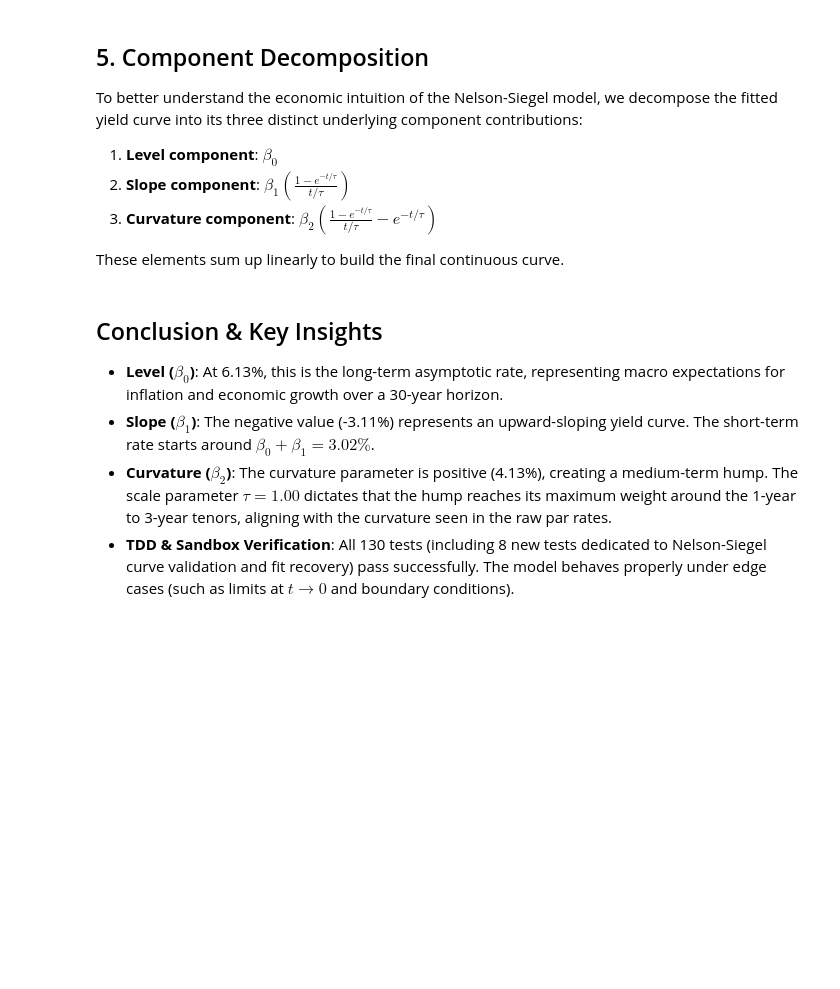
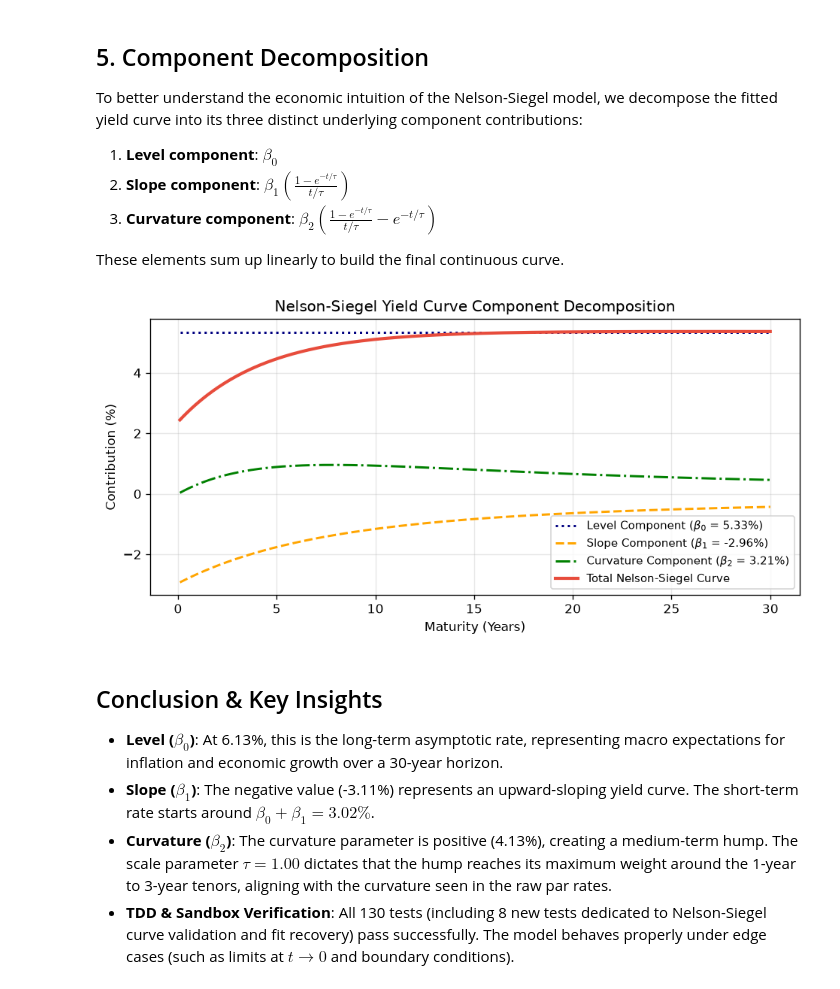
Before and after one commit to MukundAnkit/bond-modelling, a Jupyter notebook: notebooks/04-nelson-siegel-verification.ipynb, the cells around one changed output. Drawn from its saved outputs; the diff is of its cells as text; code cells hidden in the pictures; blank space fills up the shorter version.

```diff
--- a/notebooks/04-nelson-siegel-verification.ipynb
+++ b/notebooks/04-nelson-siegel-verification.ipynb
@@ -226,39 +268,41 @@ fig, ax = figure()
 ax.plot(
     t_grid,
     level_comp * 100.0,
-    label=f"Level Component ($\beta_0$ = {ns_curve.beta0 * 100:.2f}%)",
+    label=rf"Level Component ($\beta_0$ = {ns_curve.beta0 * 100:.2f}%)",
     linestyle=":",
     color="navy",
 )
 ax.plot(
     t_grid,
     slope_comp * 100.0,
-    label=f"Slope Component ($\beta_1$ = {ns_curve.beta1 * 100:.2f}%)",
+    label=rf"Slope Component ($\beta_1$ = {ns_curve.beta1 * 100:.2f}%)",
     linestyle="--",
     color="orange",
 )
 ax.plot(
     t_grid,
     curvature_comp * 100.0,
-    label=f"Curvature Component ($\beta_2$ = {ns_curve.beta2 * 100:.2f}%)",
+    label=rf"Curvature Component ($\beta_2$ = {ns_curve.beta2 * 100:.2f}%)",
     linestyle="-.",
     color="green",
 )
 ax.plot(
     t_grid,
     (level_comp + slope_comp + curvature_comp) * 100.0,
     label="Total Nelson-Siegel Curve",
     color="#e74c3c",
     linewidth=2.5,
 )
 
 finish_plot(
     ax,
     title="Nelson-Siegel Yield Curve Component Decomposition",
     xlabel="Maturity (Years)",
     ylabel="Contribution (%)",
     legend=True,
 )
+# %% [output]
+[figure, added]
 # %% [markdown]
 ## Conclusion & Key Insights
 - **Level ($\beta_0$)**: At 6.13%, this is the long-term asymptotic rate, representing macro expectations for inflation and economic growth over a 30-year horizon.
```
Also changed, not shown: parts of 5 cells of this notebook, 13 other files.
